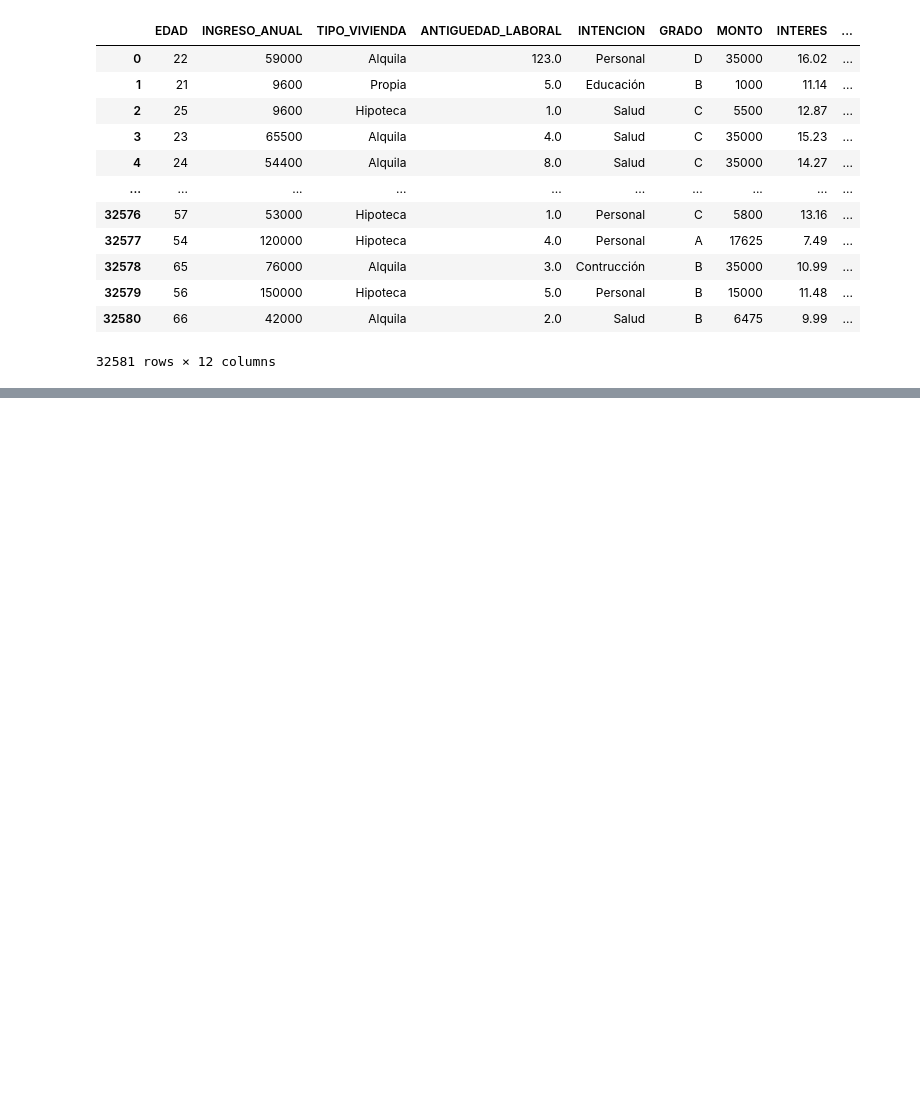
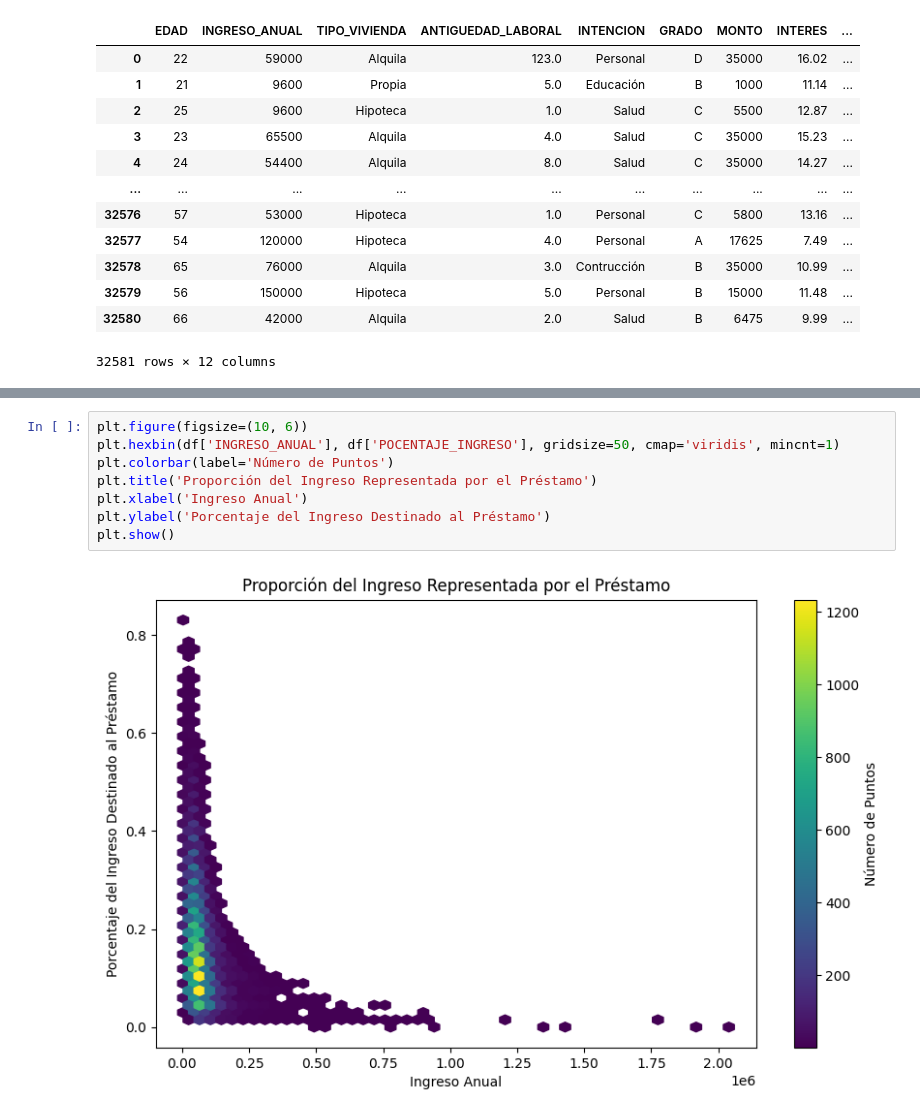
Before and after one commit to melirandazzo/trabajo_ciencia_datos, a Jupyter notebook: ProyectoDS_ParteI_Randazzo.ipynb, the cells around one changed output, grey strips where cells are left out. Drawn from its saved outputs; the diff is of its cells as text; blank space fills up the shorter version.

```diff
--- a/ProyectoDS_ParteI_Randazzo.ipynb
+++ b/ProyectoDS_ParteI_Randazzo.ipynb
@@ -223,0 +324,10 @@ df
+# %%
+plt.figure(figsize=(10, 6))
+plt.hexbin(df['INGRESO_ANUAL'], df['POCENTAJE_INGRESO'], gridsize=50, cmap='viridis', mincnt=1)
+plt.colorbar(label='Número de Puntos')
+plt.title('Proporción del Ingreso Representada por el Préstamo')
+plt.xlabel('Ingreso Anual')
+plt.ylabel('Porcentaje del Ingreso Destinado al Préstamo')
+plt.show()
+# %% [output]
+[figure, added]
```
Also changed, not shown: parts of 17 cells of this notebook.
